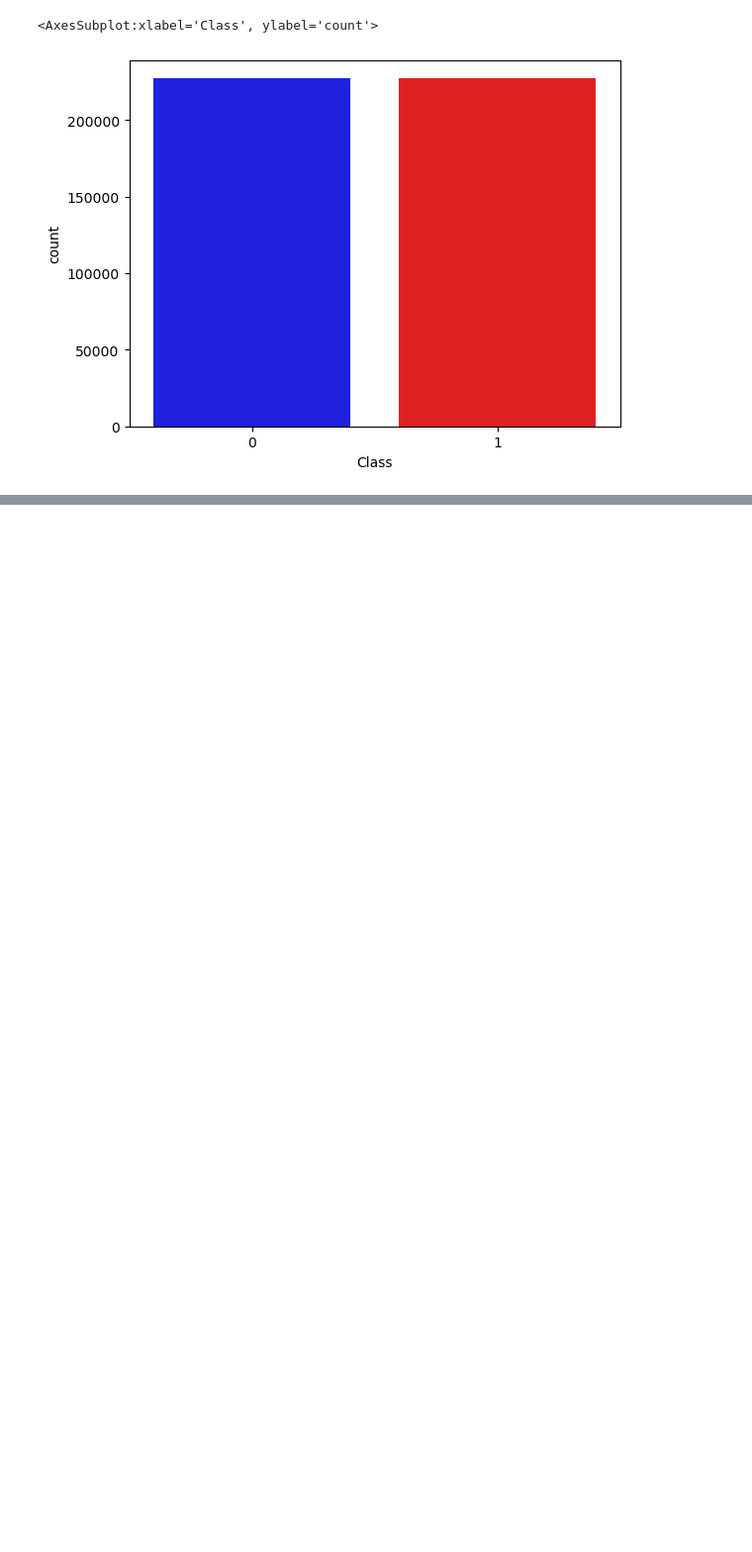
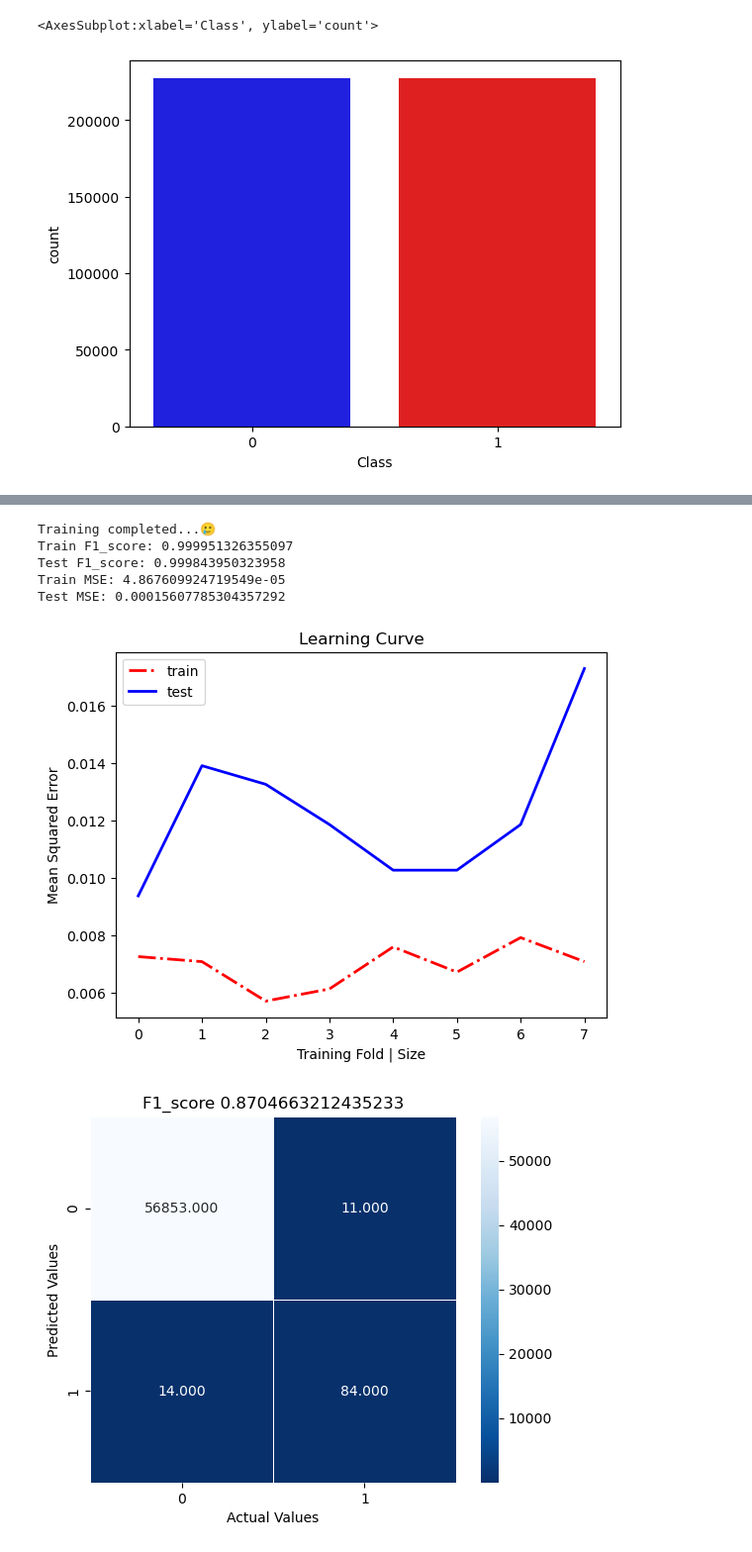
Before and after one commit to MuokaPWambua/CredictCardFraudDetectionModel, a Jupyter notebook: fdm.ipynb, the cells around one changed output, grey strips where cells are left out. Shown: that part at 99% size. Cells and saved outputs as stored; diff of their text form; code cells hidden in the pictures; blank space fills up the shorter version.

```diff
--- a/fdm.ipynb
+++ b/fdm.ipynb
@@ -190,3 +95,0 @@ F1_score Test 0.9998417471118848 MSE Test 0.00015827793605571383
-# %%
-rfc = RandomForestClassifier()
-train_evaluate(rfc, X, y)
@@ -214,3 +95,0 @@ F1_score Test 0.9999296591988183 MSE Test 7.034574935809503e-05
-# %%
-mlpc = MLPClassifier()
-train_evaluate(mlpc, X, y)
@@ -240,4 +95,0 @@ for it to overfit the data.
-# %%
-# by setting a lower max_depth parameter on random forest classifier we reduce the chances of over fitting
-rfc = RandomForestClassifier(max_depth=5)
-train_evaluate(rfc, X, y)
@@ -265,4 +95,0 @@ Test model perfomance with unseen data this is the data set that the model never
-# %%
-model = train_model(rfc, X, y)
-prediction = model.predict(X_test)
-heatmap(y_test, prediction)
@@ -300,0 +217,16 @@ heatmap(y_test, y_pred_threshold)
+# %%
+# HistGradientBoostingClasifier Model
+gbc=HistGradientBoostingClassifier(random_state=42)
+gbc = train_evaluate(gbc, X, y)
+
+prediction = gbc.predict(X_test)
+
+heatmap(y_test, prediction)
+# %% [output]
+Training completed...🥲
+Train F1_score: 0.999951326355097
+Test F1_score: 0.999843950323958
+Train MSE: 4.867609924719549e-05
+Test MSE: 0.00015607785304357292
+[figure, added]
+[figure, added]
```
Also changed, not shown: parts of 55 cells of this notebook, 29 other files.
